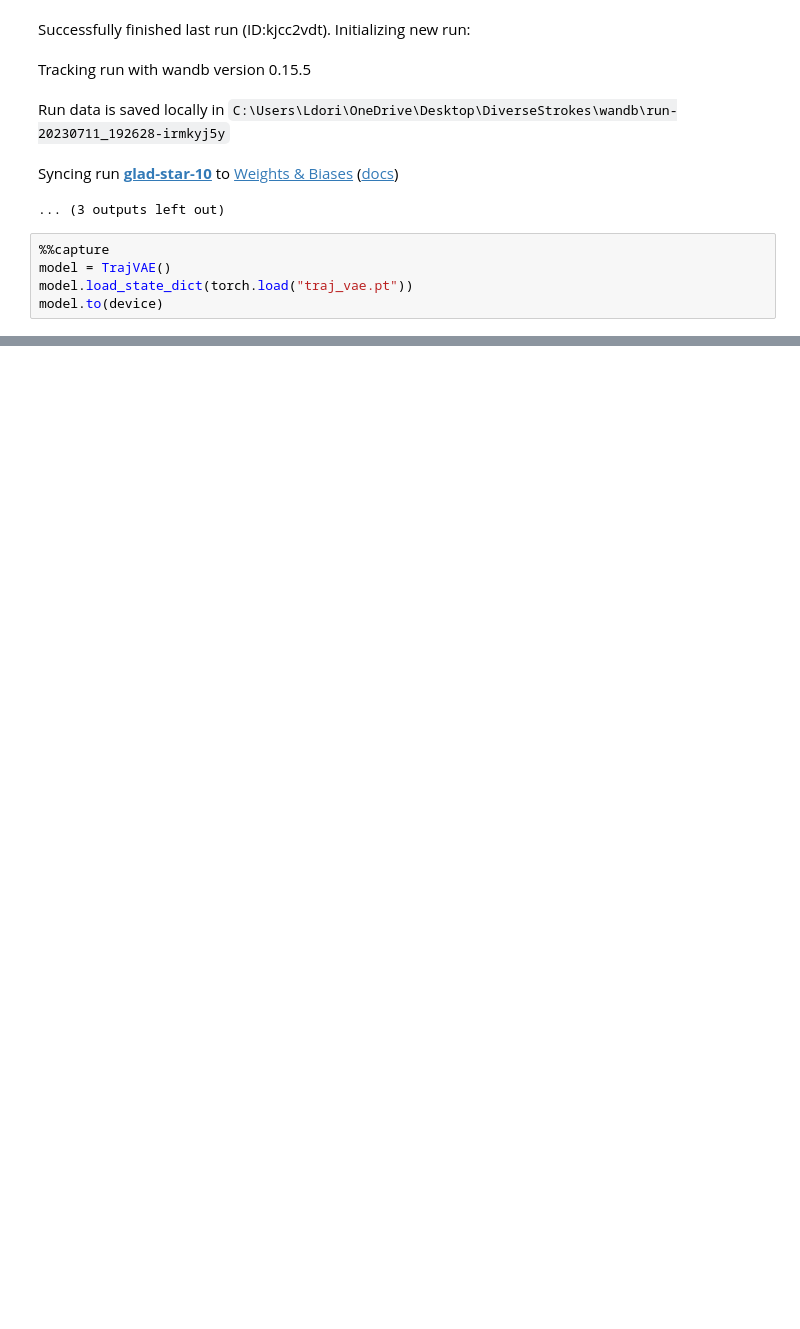
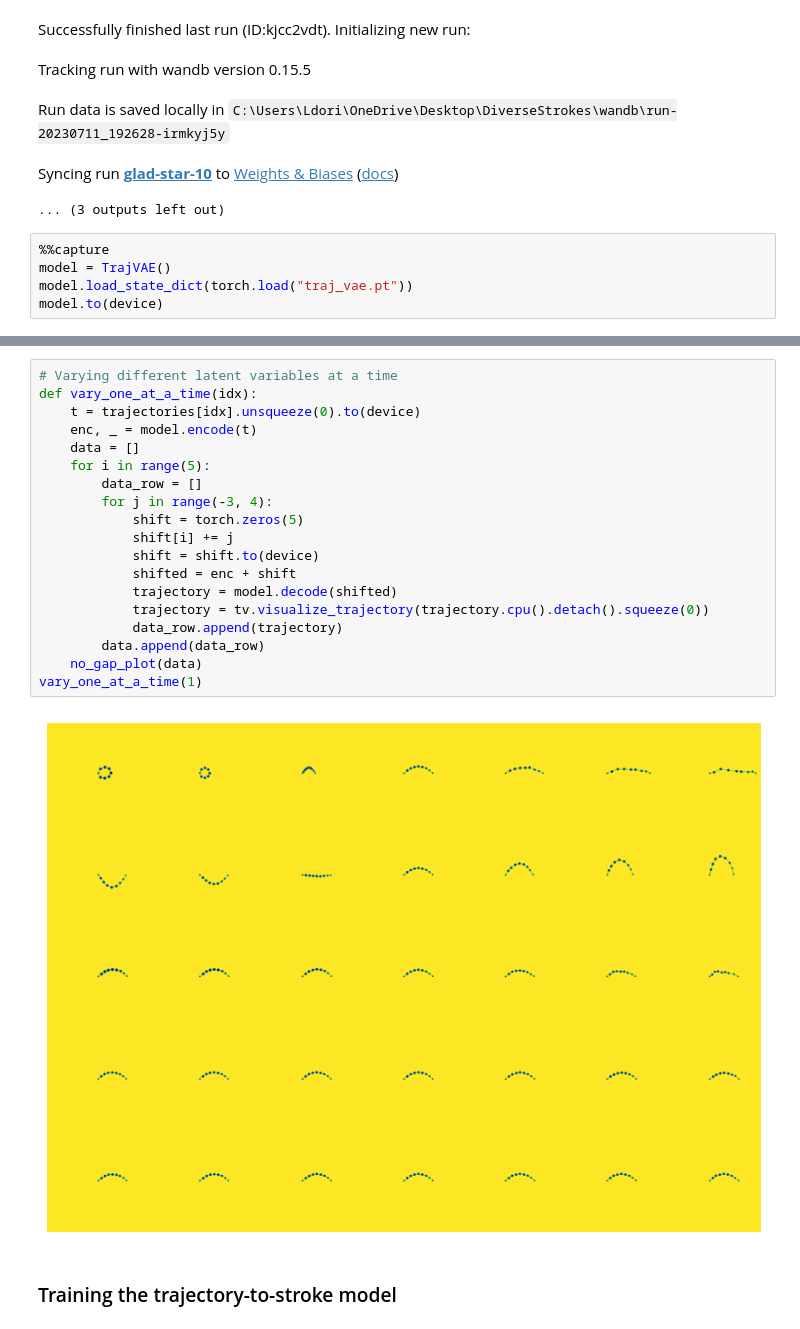
Before and after one commit to ldcWV/DiverseStrokes, a Jupyter notebook: split.ipynb, the cells around one changed output, grey strips where cells are left out. Drawn from its saved outputs; the diff is of its cells as text; blank space fills up the shorter version.

```diff
--- a/split.ipynb
+++ b/split.ipynb
@@ -242,0 +291,23 @@ for i in range(4):
+# %%
+# Varying different latent variables at a time
+def vary_one_at_a_time(idx):
+    t = trajectories[idx].unsqueeze(0).to(device)
+    enc, _ = model.encode(t)
+    data = []
+    for i in range(5):
+        data_row = []
+        for j in range(-3, 4):
+            shift = torch.zeros(5)
+            shift[i] += j
+            shift = shift.to(device)
+            shifted = enc + shift
+            trajectory = model.decode(shifted)
+            trajectory = tv.visualize_trajectory(trajectory.cpu().detach().squeeze(0))
+            data_row.append(trajectory)
+        data.append(data_row)
+    no_gap_plot(data)
+vary_one_at_a_time(1)
+# %% [output]
+[figure, added]
+# %% [markdown]
+### Training the trajectory-to-stroke model
```
Also changed, not shown: parts of 10 cells of this notebook, 5 other files.
